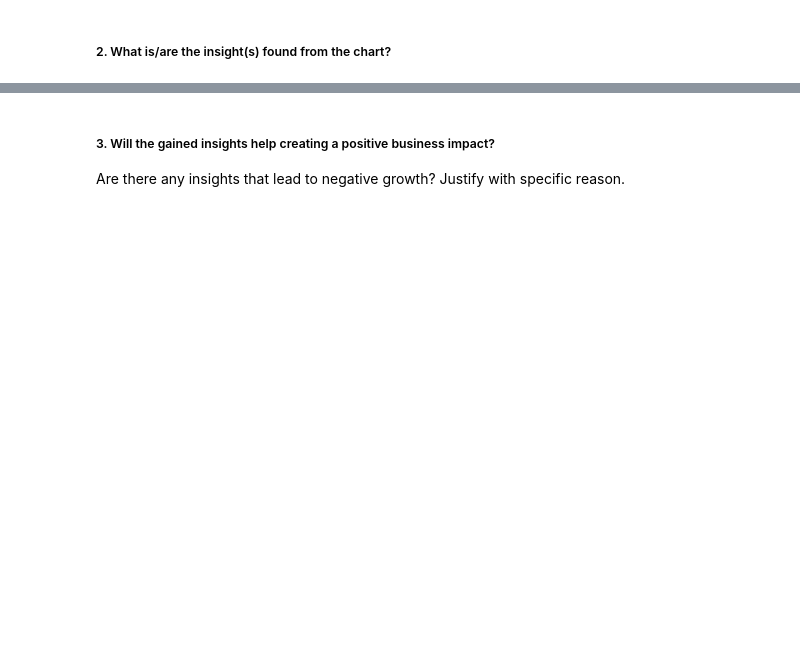
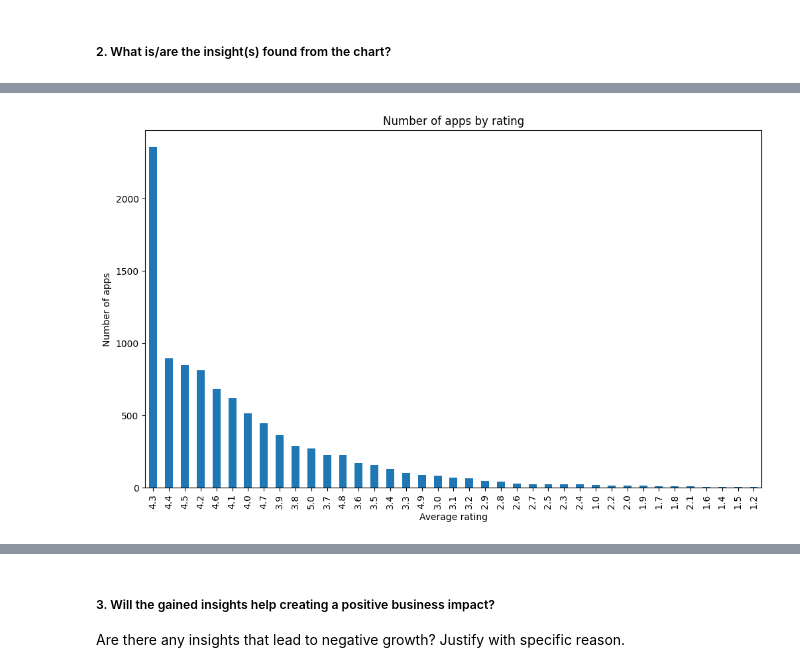
Before and after one commit to mridulbadika/Play-Store-App-Review-Analysis, a Jupyter notebook: EDA_on_Play_Store_App_Review_Analysis.ipynb, the cells around one changed output, grey strips where cells are left out. Drawn from its saved outputs; the diff is of its cells as text; code cells hidden in the pictures; blank space fills up the shorter version.

```diff
--- a/EDA_on_Play_Store_App_Review_Analysis.ipynb
+++ b/EDA_on_Play_Store_App_Review_Analysis.ipynb
@@ -826,0 +880,8 @@ Answer Here
+# %%
+apps_df['Rating'].value_counts().plot.bar(figsize=(12,7))
+plt.xlabel('Average rating')
+plt.ylabel('Number of apps')
+plt.title('Number of apps by rating')
+plt.show()
+# %% [output]
+[figure, added]
```
Also changed, not shown: parts of 48 cells of this notebook.
